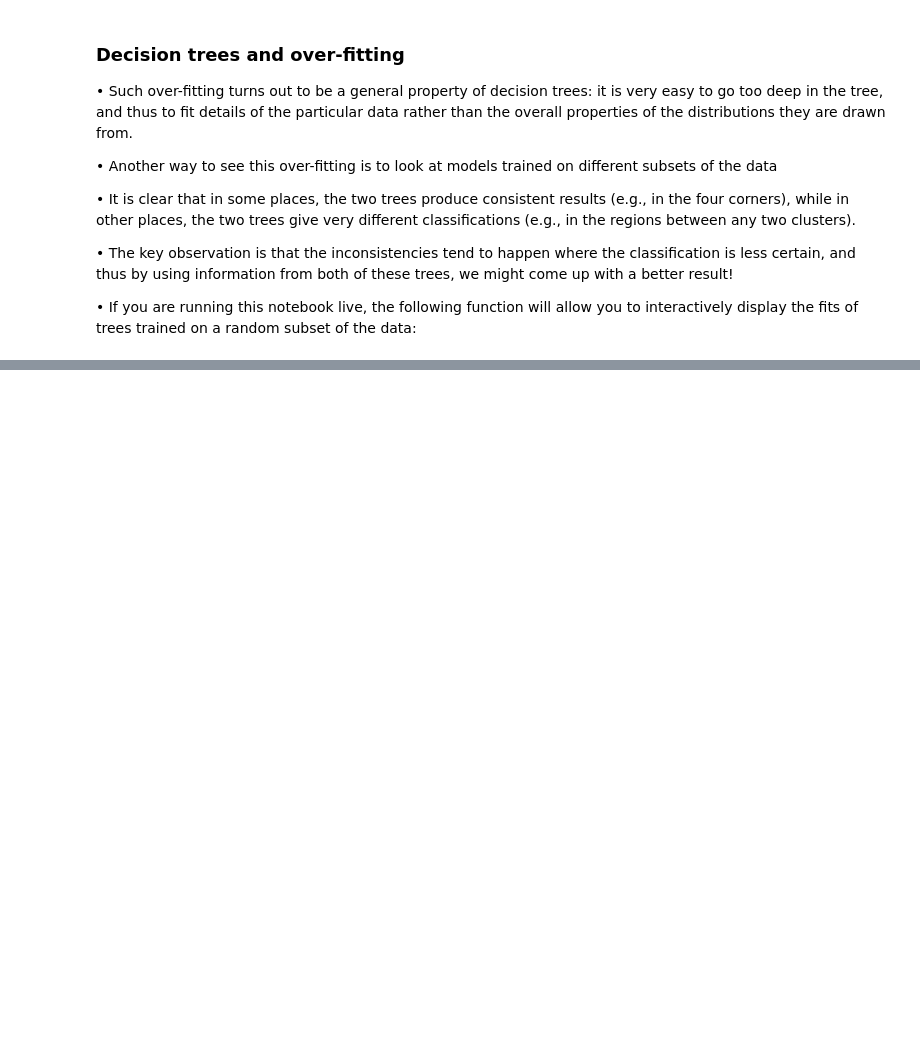
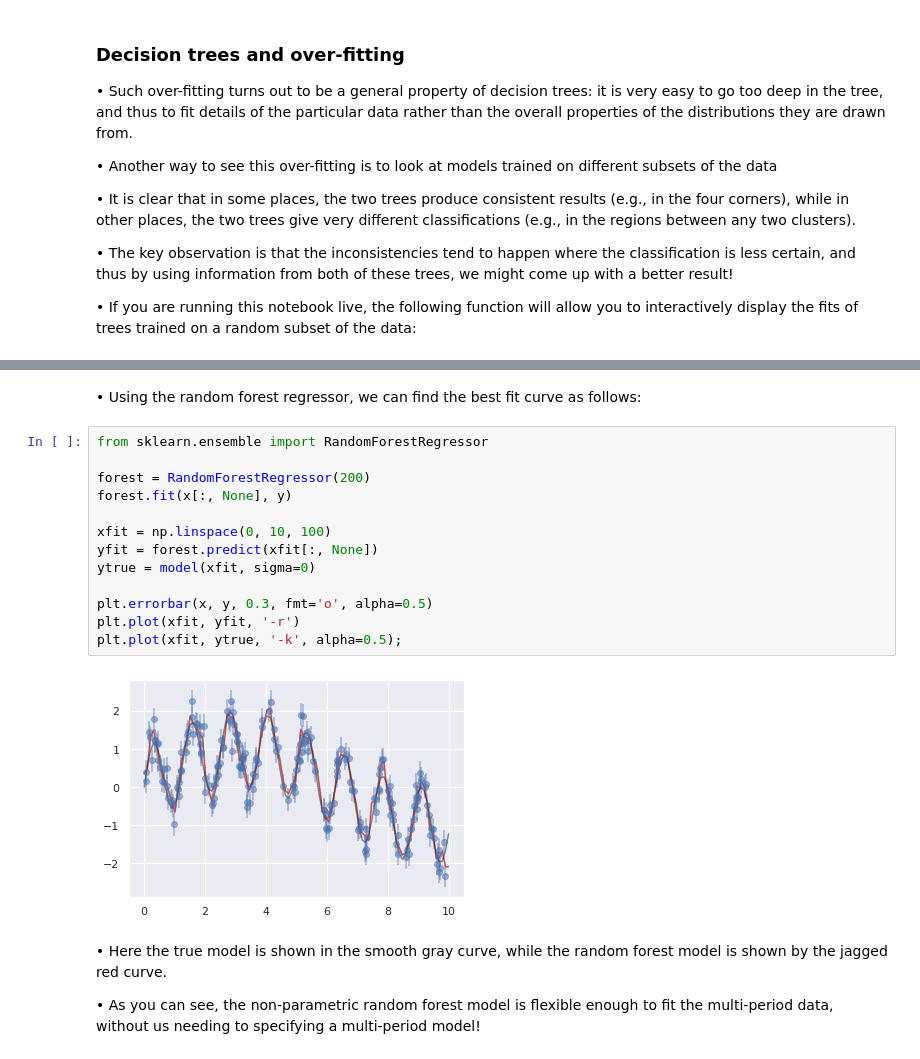
Before and after one commit to rajesh1994/python_excercise_programiz, a Jupyter notebook: python/12_scikit_learn/7.0 Decision Trees and Random Forests.ipynb, the cells around one changed output, grey strips where cells are left out. Drawn from its saved outputs; the diff is of its cells as text; blank space fills up the shorter version.

```diff
--- a/python/12_scikit_learn/7.0 Decision Trees and Random Forests.ipynb
+++ b/python/12_scikit_learn/7.0 Decision Trees and Random Forests.ipynb
@@ -120,0 +193,21 @@ interactive(children=(Dropdown(description='depth', index=1, options=(1, 5), val
+# %% [markdown]
+• Using the random forest regressor, we can find the best fit curve as follows:
+# %%
+from sklearn.ensemble import RandomForestRegressor
+
+forest = RandomForestRegressor(200)
+forest.fit(x[:, None], y)
+
+xfit = np.linspace(0, 10, 100)
+yfit = forest.predict(xfit[:, None])
+ytrue = model(xfit, sigma=0)
+
+plt.errorbar(x, y, 0.3, fmt='o', alpha=0.5)
+plt.plot(xfit, yfit, '-r')
+plt.plot(xfit, ytrue, '-k', alpha=0.5);
+# %% [output]
+[figure, added]
+# %% [markdown]
+• Here the true model is shown in the smooth gray curve, while the random forest model is shown by the jagged red curve.
+
+• As you can see, the non-parametric random forest model is flexible enough to fit the multi-period data, without us needing to specifying a multi-period model!
```
Also changed, not shown: parts of 11 cells of this notebook.
